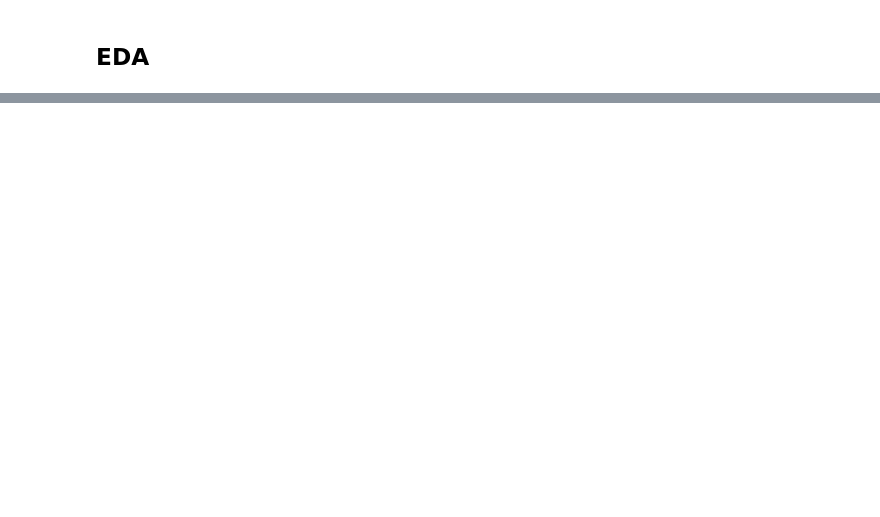
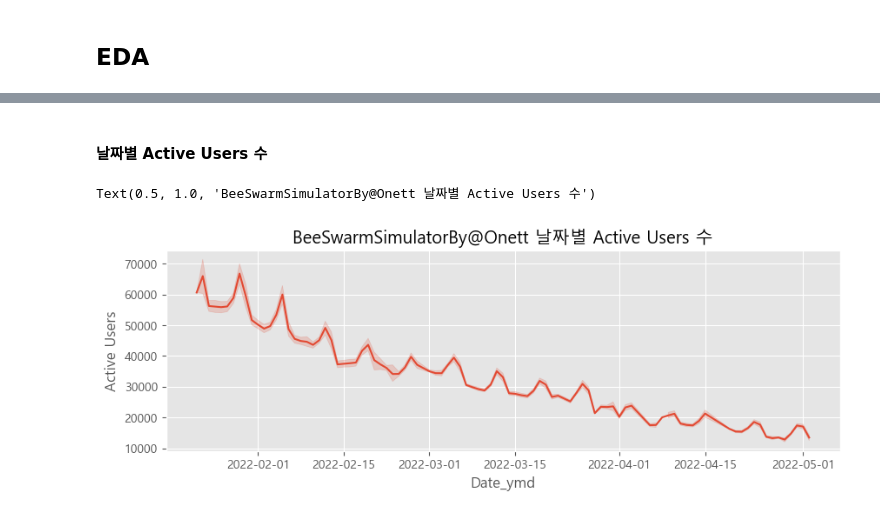
Before and after one commit to jiin124/Roblox_games_data_analysis, a Jupyter notebook: EDA1.ipynb, the cells around one changed output, grey strips where cells are left out. Saved outputs shown, nothing was run; the diff lists cells and outputs as text; code cells hidden in the pictures; blank space fills up the shorter version.

```diff
--- a/EDA1.ipynb
+++ b/EDA1.ipynb
@@ -6,6 +6,12 @@ import matplotlib.pyplot as plt
 plt.style.use('ggplot')
 import warnings
 warnings.filterwarnings('ignore')
+# %%
+#한글 폰트 사용을 위해서 세팅
+import matplotlib
+
+matplotlib.rcParams['font.family'] ='Malgun Gothic'
+matplotlib.rcParams['axes.unicode_minus'] =False
 # %%
 df=pd.read_csv('roblox_games_data.csv')
 df=df.drop('Unnamed: 0',axis=1)
@@ -116,0 +156,3 @@ memory usage: 22.8+ MB
+# %%
+df=pd.read_csv('roblox_preprocessed_data.csv')
+df.head()
@@ -116,0 +187,4 @@ memory usage: 22.8+ MB
+# %%
+#날짜들은 모두 datetime으로 바꾸어주기
+
+df['Date_ymd']=pd.to_datetime(df['Date_ymd'])
@@ -116,0 +213,6 @@ memory usage: 22.8+ MB
+# %%
+#BeeSwarmSimulatorBy@Onett 분석
+
+bs=df[df['Title']=='BeeSwarmSimulatorBy@Onett']
+bs=bs.reset_index(drop=True)
+bs.sample(5)
@@ -116,0 +227,9 @@ memory usage: 22.8+ MB
+# %% [markdown]
+#### 날짜별 Active Users 수
+# %%
+plt.figure(figsize=(10,3))
+sns.lineplot(bs,x='Date_ymd',y='Active Users')
+plt.title('BeeSwarmSimulatorBy@Onett 날짜별 Active Users 수')
+# %% [output]
+Text(0.5, 1.0, 'BeeSwarmSimulatorBy@Onett 날짜별 Active Users 수')
+[figure, added]
```
Also changed, not shown: parts of 33 cells of this notebook.
